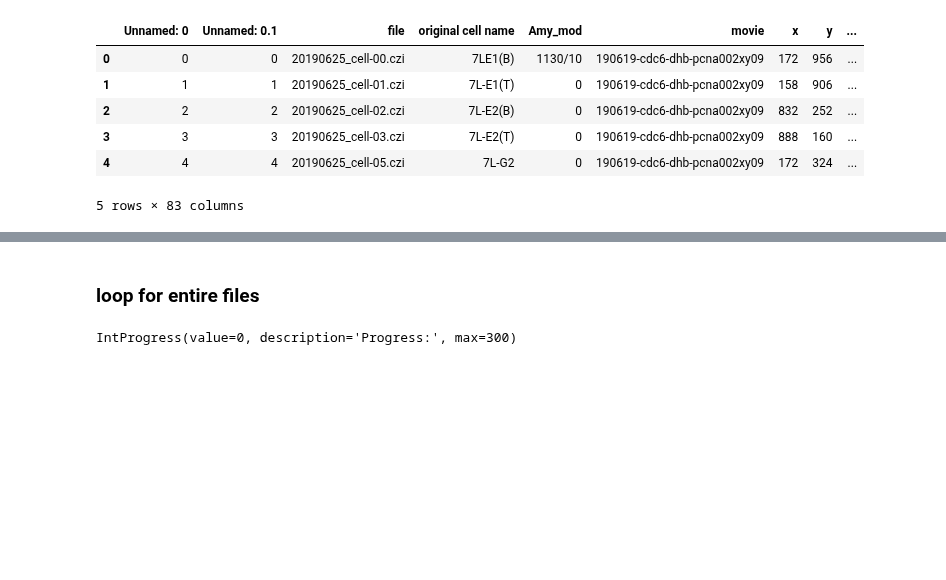
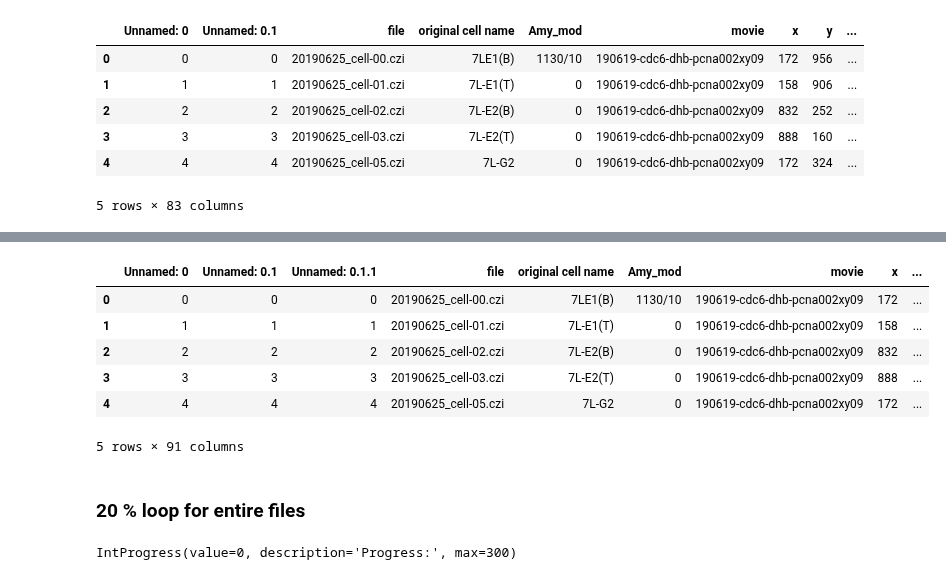
Before and after one commit to purvislab/MCM_project, a Jupyter notebook: 191115_new_control.ipynb, the cells around one changed output, grey strips where cells are left out. Cells and saved outputs as stored; diff of their text form; code cells hidden in the pictures; blank space fills up the shorter version.

```diff
--- a/191115_new_control.ipynb
+++ b/191115_new_control.ipynb
@@ -47,0 +253,4 @@ myBigData['box_mask_het']=None
+# %%
+myFileFrom=r'Z:\CookLab\Liu\20190816_organizedData_MCM_loading\sel_cells_percentiles_RTC.csv'
+# %%
+dataFrom=pd.read_csv(myFileFrom)
@@ -47,0 +271,10 @@ myBigData['box_mask_het']=None
+# %%
+dataFrom.head()
+# %% [output]
+|  | Unnamed: 0 | Unnamed: 0.1 | Unnamed: 0.1.1 | file | original cell name | Amy_mod | movie | x | ... |
+| 0 | 0 | 0 | 0 | 20190625_cell-00.czi | 7LE1(B) | 1130/10 | 190619-cdc6-dhb-pcna002xy09 | 172 | ... |
+| 1 | 1 | 1 | 1 | 20190625_cell-01.czi | 7L-E1(T) | 0 | 190619-cdc6-dhb-pcna002xy09 | 158 | ... |
+| 2 | 2 | 2 | 2 | 20190625_cell-02.czi | 7L-E2(B) | 0 | 190619-cdc6-dhb-pcna002xy09 | 832 | ... |
+| 3 | 3 | 3 | 3 | 20190625_cell-03.czi | 7L-E2(T) | 0 | 190619-cdc6-dhb-pcna002xy09 | 888 | ... |
+| 4 | 4 | 4 | 4 | 20190625_cell-05.czi | 7L-G2 | 0 | 190619-cdc6-dhb-pcna002xy09 | 172 | ... |
+5 rows × 91 columns
@@ -48,5 +287,5 @@ myBigData['box_mask_het']=None
 # %% [markdown]
-### loop for entire files
+### 20 % loop for entire files
 # %%
 i=0
 
```
Also changed, not shown: parts of 11 cells of this notebook, 1 other file.
